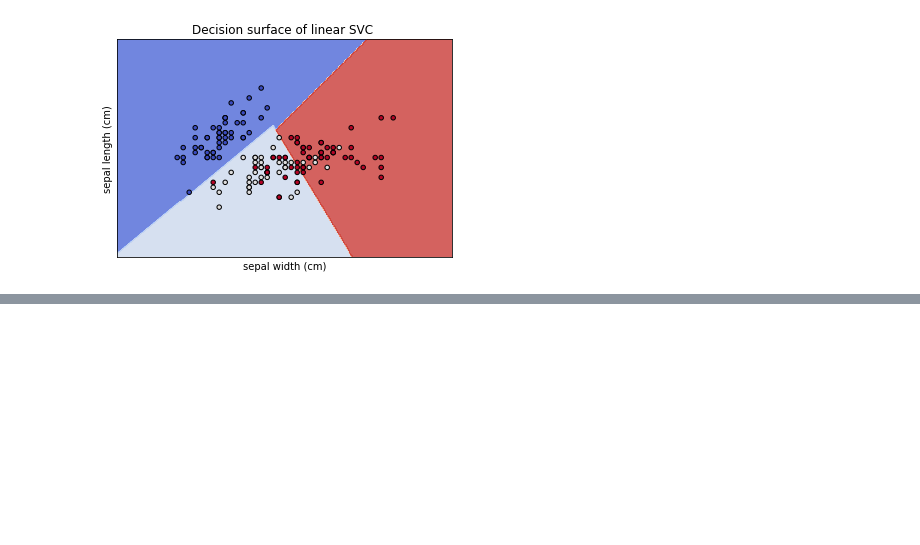
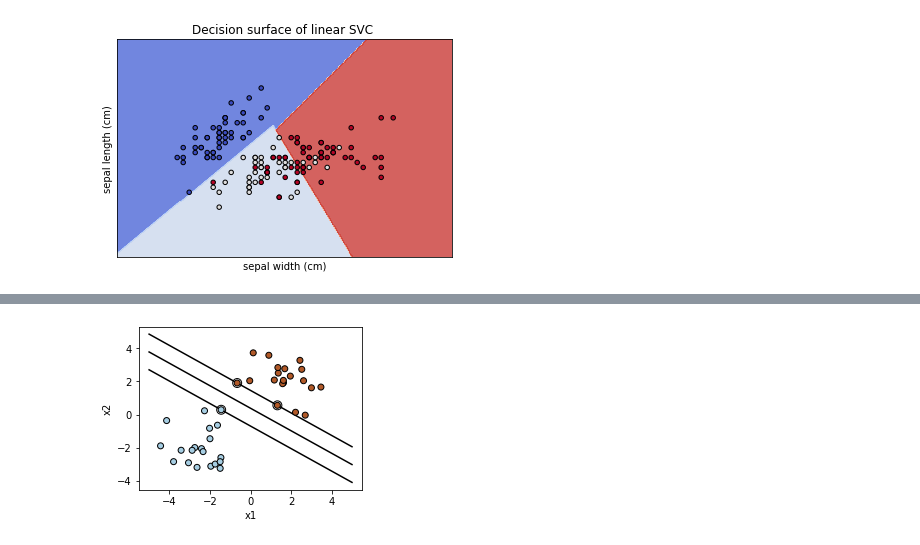
Before and after one commit to Thrilok28021996/Classification_problem, a Jupyter notebook: Application of svm on Iris and social network ads datasets.ipynb, the cells around one changed output, grey strips where cells are left out. Cells and saved outputs as stored; diff of their text form; code cells hidden in the pictures; blank space fills up the shorter version.

```diff
--- a/Application of svm on Iris and social network ads datasets.ipynb
+++ b/Application of svm on Iris and social network ads datasets.ipynb
@@ -127,0 +157,34 @@ plt.show()
+# %%
+# Hyperplane
+import numpy as np
+import matplotlib.pyplot as plt
+from sklearn import svm
+
+np.random.seed(2)# we create 40 linearly separable points
+X = np.r_[np.random.randn(20, 2) - [2, 2], np.random.randn(20, 2) + [2, 2]]
+Y = [0] * 20 + [1] * 20
+# fit the model
+clf = svm.SVC(kernel='linear', C=1)
+clf.fit(X, Y)
+# get the separating hyperplane
+w = clf.coef_[0]
+a = -w[0] / w[1]
+xx = np.linspace(-5, 5)
+yy = a * xx - (clf.intercept_[0]) / w[1]
+margin = 1 / np.sqrt(np.sum(clf.coef_ ** 2))
+yy_down = yy - np.sqrt(1 + a ** 2) * margin
+yy_up = yy + np.sqrt(1 + a ** 2) * margin
+plt.figure(1, figsize=(4, 3))
+plt.clf()
+plt.plot(xx, yy, "k-")
+plt.plot(xx, yy_down, "k-")
+plt.plot(xx, yy_up, "k-")
+plt.scatter(clf.support_vectors_[:, 0], clf.support_vectors_[:, 1], s=80,
+ facecolors="none", zorder=10, edgecolors="k")
+plt.scatter(X[:, 0], X[:, 1], c=Y, zorder=10, cmap=plt.cm.Paired,
+ edgecolors="k")
+plt.xlabel("x1")
+plt.ylabel("x2")
+plt.show()
+# %% [output]
+[figure, added]
```
Also changed, not shown: parts of 2 cells of this notebook.
